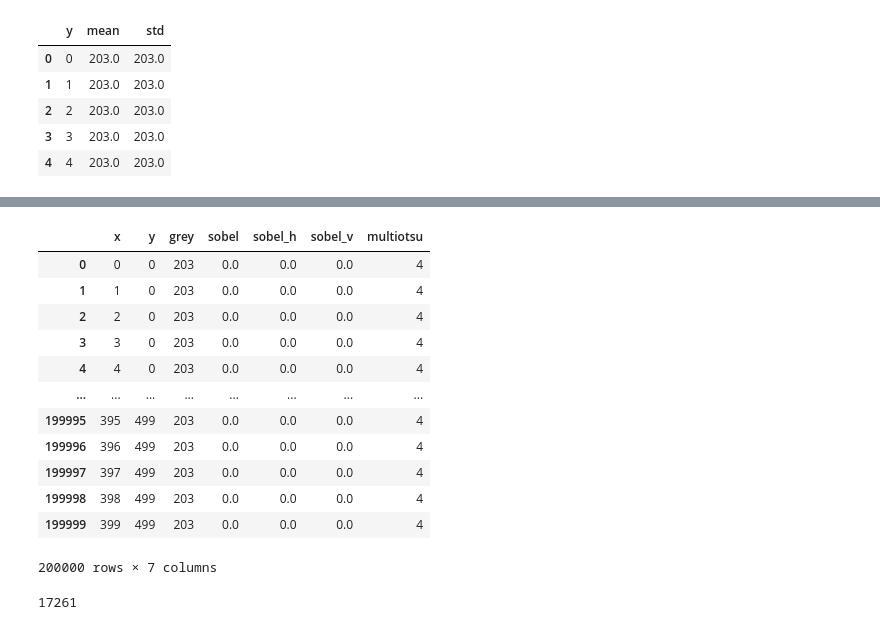
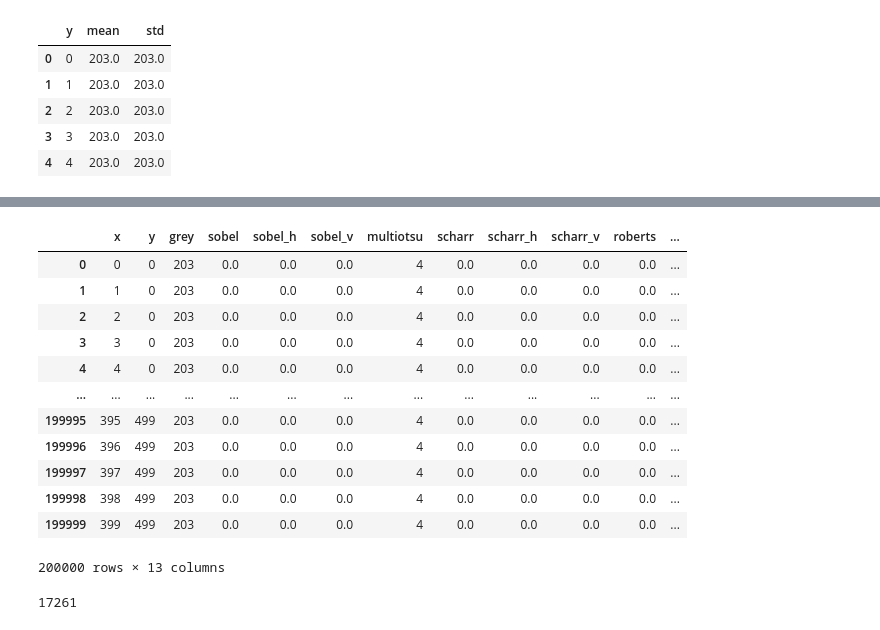
Before and after one commit to MegansColorado/Lined_Boats, a Jupyter notebook: Image_exploration.ipynb, the cells around one changed output, grey strips where cells are left out. Drawn from its saved outputs; the diff is of its cells as text; code cells hidden in the pictures.

```diff
--- a/Image_exploration.ipynb
+++ b/Image_exploration.ipynb
@@ -193,0 +232,19 @@ mean_std_df.head()
+# %%
+#create scharr filters
+scharr = filters.scharr(sketch_grey)
+scharr_h = filters.scharr_h(sketch_grey)
+scharr_v = filters.scharr_v(sketch_grey)
+
+fig, ax = plt.subplots(nrows=1, ncols=3, figsize=(10, 10))
+
+ax[0].imshow(scharr)
+ax[0].set_title('Scharr')
+ax[0].axis('off')
+
+ax[1].imshow(scharr_h)
+ax[1].set_title('Scharr Horizontal')
+ax[1].axis('off')
+
+ax[2].imshow(scharr_v)
+ax[2].set_title('Scharr Vertical')
+ax[2].axis('off')
@@ -193,0 +256,18 @@ mean_std_df.head()
+# %%
+roberts = filters.roberts(sketch_grey)
+roberts_neg_diag = filters.roberts_neg_diag(sketch_grey)
+roberts_pos_diag = filters.roberts_pos_diag(sketch_grey)
+
+fig, ax = plt.subplots(nrows=1, ncols=3, figsize=(10, 10))
+
+ax[0].imshow(roberts)
+ax[0].set_title('Roberts')
+ax[0].axis('off')
+
+ax[1].imshow(roberts_neg_diag)
+ax[1].set_title('Roberts Neg Diag')
+ax[1].axis('off')
+
+ax[2].imshow(roberts_pos_diag)
+ax[2].set_title('roberts_pos_diag')
+ax[2].axis('off')
@@ -194,42 +304,48 @@ mean_std_df.head()
 # %%
 #NOW Create a data frame with all of the features for that image
 #add regular sobel
 x = []
 y = []
 
 
 
 for i in range(sketch_grey.shape[0]):
     for j in range(sketch_grey.shape[1]):
         x.append(j)
         y.append(i)
 
         #sobel.append(sobel[i,j])
 df = pd.DataFrame({
 'x':x,
 'y':y,
 'grey':sketch_grey.flatten(),
 'sobel':sobel.flatten(),
 'sobel_h': sobel_h.flatten(),
 'sobel_v': sobel_v.flatten(),
 'multiotsu': regions.flatten(),
+'scharr': scharr.flatten(),
+'scharr_h': scharr_h.flatten(),
+'scharr_v': scharr_v.flatten(),
+'roberts': roberts.flatten(),
+'roberts_neg_diag': roberts_neg_diag.flatten(),
+'roberts_pos_diag': roberts_pos_diag.flatten()
 }
 )
 df
 # %% [output]
-|  | x | y | grey | sobel | sobel_h | sobel_v | multiotsu |
-| 0 | 0 | 0 | 203 | 0.0 | 0.0 | 0.0 | 4 |
-| 1 | 1 | 0 | 203 | 0.0 | 0.0 | 0.0 | 4 |
-| 2 | 2 | 0 | 203 | 0.0 | 0.0 | 0.0 | 4 |
-| 3 | 3 | 0 | 203 | 0.0 | 0.0 | 0.0 | 4 |
-| 4 | 4 | 0 | 203 | 0.0 | 0.0 | 0.0 | 4 |
-| ... | ... | ... | ... | ... | ... | ... | ... |
-| 199995 | 395 | 499 | 203 | 0.0 | 0.0 | 0.0 | 4 |
-| 199996 | 396 | 499 | 203 | 0.0 | 0.0 | 0.0 | 4 |
-| 199997 | 397 | 499 | 203 | 0.0 | 0.0 | 0.0 | 4 |
-| 199998 | 398 | 499 | 203 | 0.0 | 0.0 | 0.0 | 4 |
-| 199999 | 399 | 499 | 203 | 0.0 | 0.0 | 0.0 | 4 |
+|  | x | y | grey | sobel | sobel_h | sobel_v | multiotsu | scharr | scharr_h | scharr_v | roberts | ... |
+| 0 | 0 | 0 | 203 | 0.0 | 0.0 | 0.0 | 4 | 0.0 | 0.0 | 0.0 | 0.0 | ... |
+| 1 | 1 | 0 | 203 | 0.0 | 0.0 | 0.0 | 4 | 0.0 | 0.0 | 0.0 | 0.0 | ... |
+| 2 | 2 | 0 | 203 | 0.0 | 0.0 | 0.0 | 4 | 0.0 | 0.0 | 0.0 | 0.0 | ... |
+| 3 | 3 | 0 | 203 | 0.0 | 0.0 | 0.0 | 4 | 0.0 | 0.0 | 0.0 | 0.0 | ... |
+| 4 | 4 | 0 | 203 | 0.0 | 0.0 | 0.0 | 4 | 0.0 | 0.0 | 0.0 | 0.0 | ... |
+| ... | ... | ... | ... | ... | ... | ... | ... | ... | ... | ... | ... | ... |
+| 199995 | 395 | 499 | 203 | 0.0 | 0.0 | 0.0 | 4 | 0.0 | 0.0 | 0.0 | 0.0 | ... |
+| 199996 | 396 | 499 | 203 | 0.0 | 0.0 | 0.0 | 4 | 0.0 | 0.0 | 0.0 | 0.0 | ... |
+| 199997 | 397 | 499 | 203 | 0.0 | 0.0 | 0.0 | 4 | 0.0 | 0.0 | 0.0 | 0.0 | ... |
+| 199998 | 398 | 499 | 203 | 0.0 | 0.0 | 0.0 | 4 | 0.0 | 0.0 | 0.0 | 0.0 | ... |
+| 199999 | 399 | 499 | 203 | 0.0 | 0.0 | 0.0 | 4 | 0.0 | 0.0 | 0.0 | 0.0 | ... |
-200000 rows × 7 columns
+200000 rows × 13 columns
 # %%
 #merge
 df = df.set_index('y').join(mean_std_df.set_index('y')).reset_index()
```
Also changed, not shown: parts of 22 cells of this notebook.
